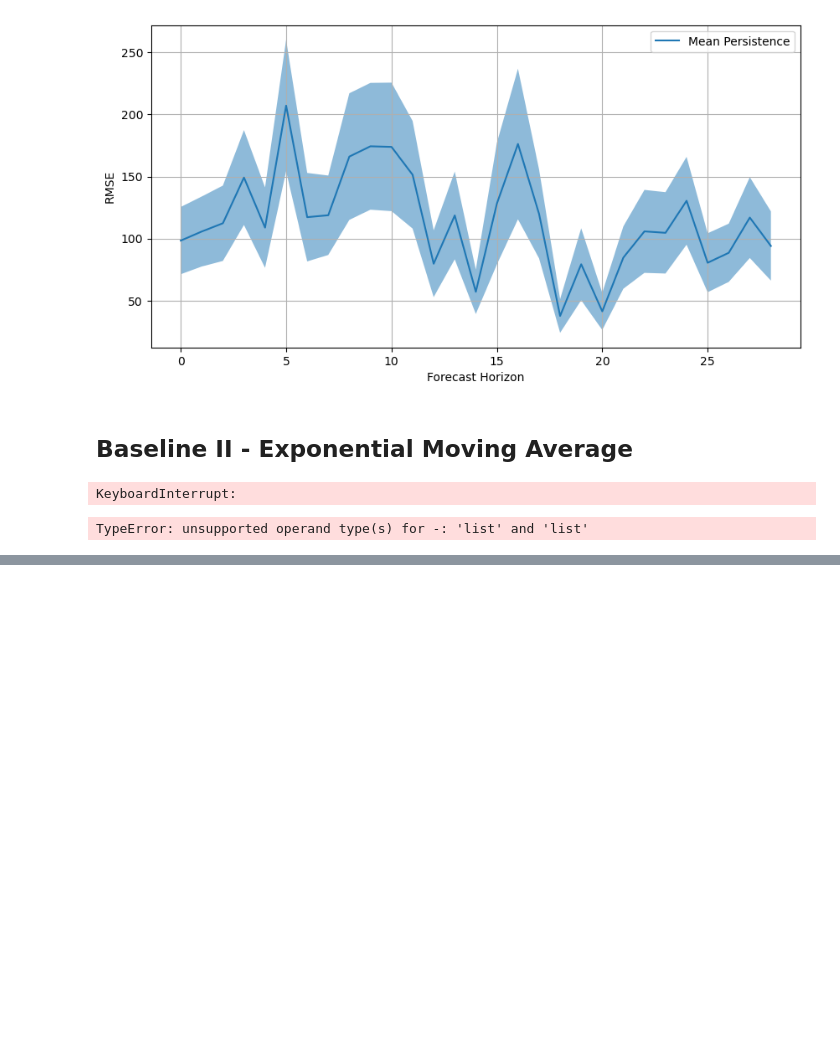
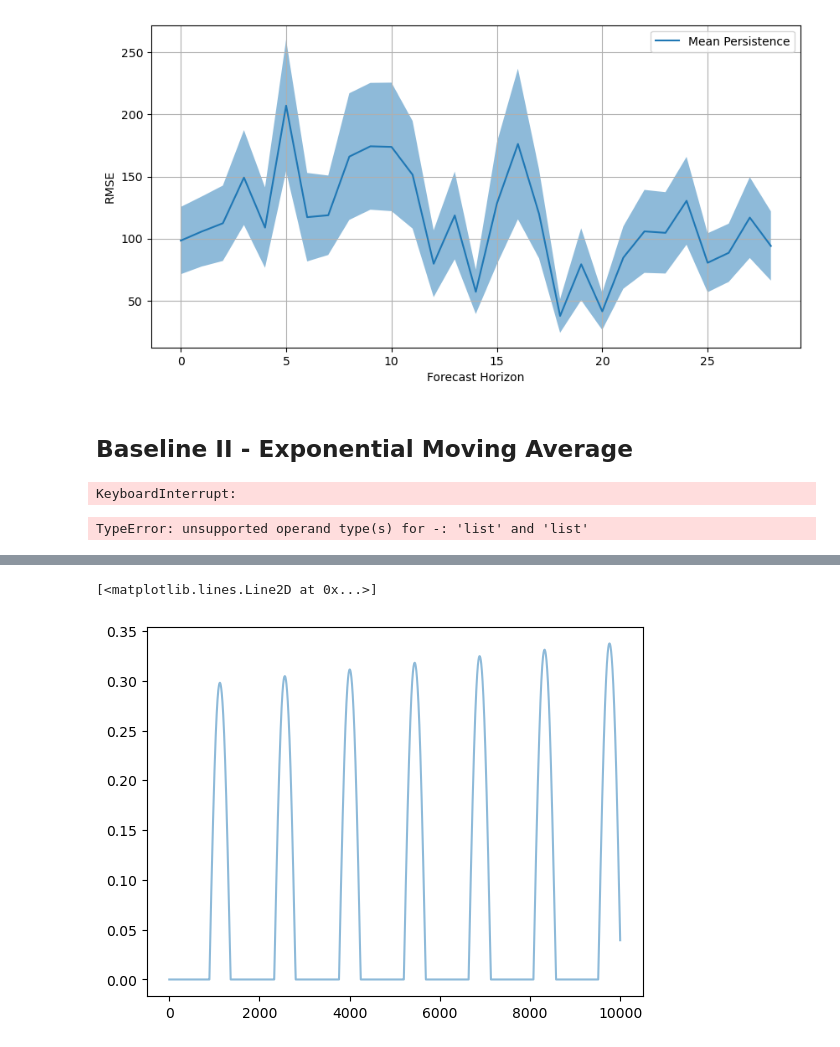
Before and after one commit to vb690/ghi_forecast, a Jupyter notebook: forecast.ipynb, the cells around one changed output, grey strips where cells are left out. Cells and saved outputs as stored; diff of their text form; code cells hidden in the pictures; blank space fills up the shorter version.

```diff
--- a/forecast.ipynb
+++ b/forecast.ipynb
@@ -297,5 +314,13 @@ insample_ghi_df, outsample_ghi_df = split_time_series_df(
     start_date=TRAINING_END_DATE,
     time_column="time"
 )
+saletllite_df["time"] = saletllite_df["time"] - pd.Timedelta("30minutes")
+
+insample_ghi_df = pd.merge(
+    insample_ghi_df,
+    saletllite_df,
+    on=["time"],
+    how="left"
+).fillna(0)
 # %% [markdown]
 ## Baseline 0 - Constant Model
@@ -423,0 +895,38 @@ TypeError: unsupported operand type(s) for -: 'list' and 'list'
+# %%
+from jax import config
+config.update("jax_debug_nans", True)
+
+params, history = fit(
+    X=(
+        fourier_matrix_year,
+        fourier_matrix_day,
+        cov
+    ),
+    y=y,
+    backward=backward,
+    start_params=start_params,
+    optimizer=newton_rhapson(learning_rate=0.1),
+    epochs=3000,
+    stopper=EarlyStopping(tol=100),
+    verbose=10,
+    batch_size=None
+)
+# %%
+components_insample = get_components(
+    (
+        fourier_matrix_year,
+        fourier_matrix_day,
+        cov
+    ),
+    params,
+    None
+)
+# %%
+
+plt.plot(
+    relu(components_insample["yearly_seasonality"][-10000:] + components_insample["daily_seasonality"][-10000:]),
+    alpha=0.5
+)
+# %% [output]
+[<matplotlib.lines.Line2D at 0x...>]
+[figure, added]
```
Also changed, not shown: parts of 16 cells of this notebook, 19 other files.
